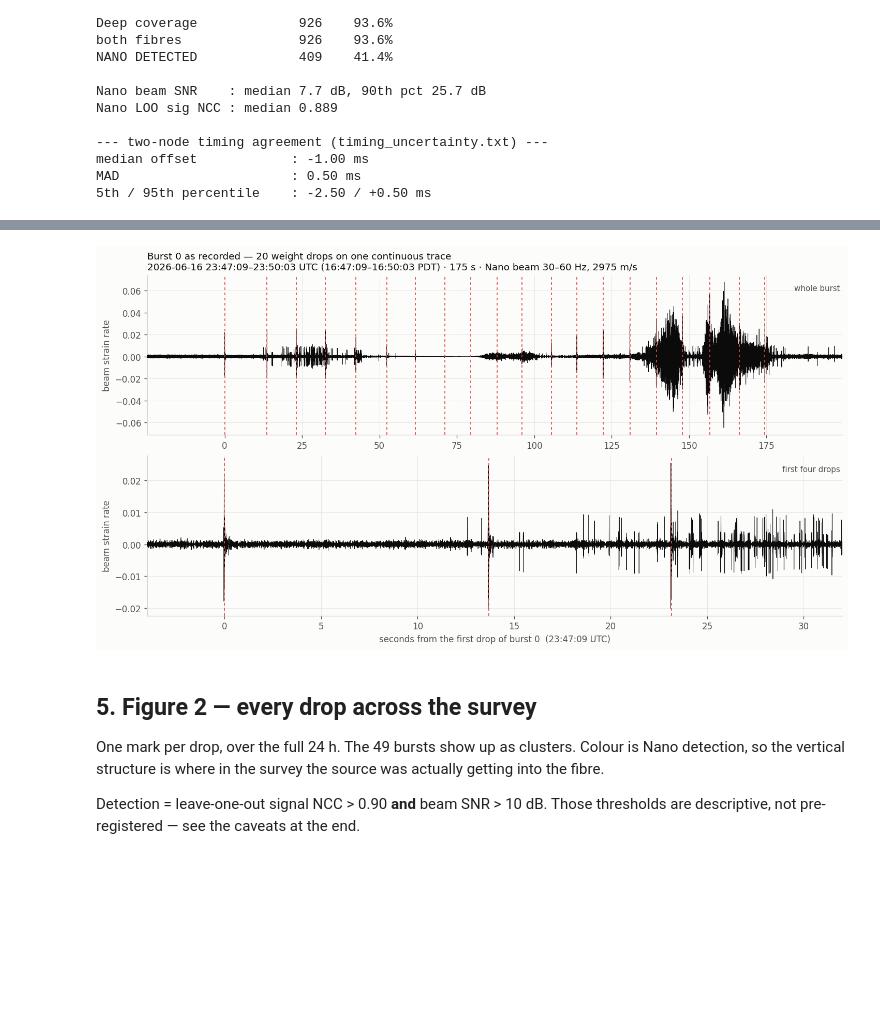
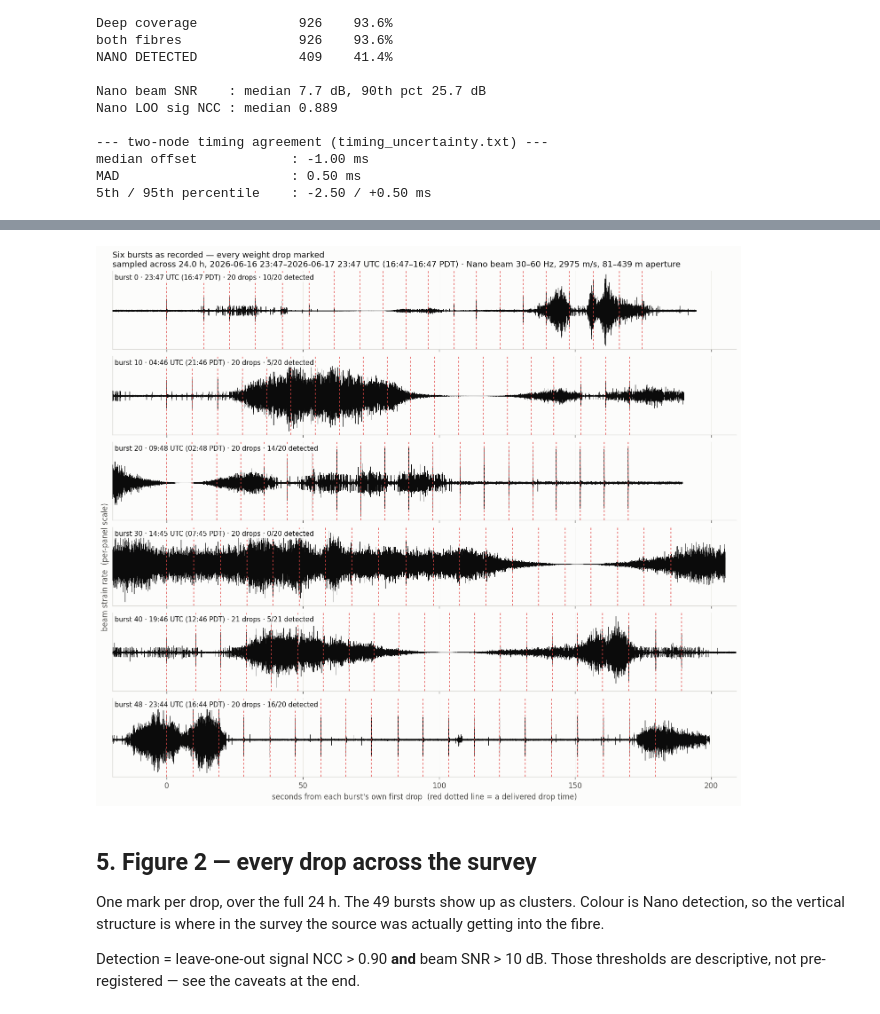
Before and after one commit to nataliaberrios/safod-das, a Jupyter notebook: notebooks/awd_clean/drop_catalog/AWD_drop_catalog.ipynb, the cells around one changed output, grey strips where cells are left out. Drawn from its saved outputs; the diff is of its cells as text; code cells hidden in the pictures; blank space fills up the shorter version.

```diff
--- a/notebooks/awd_clean/drop_catalog/AWD_drop_catalog.ipynb
+++ b/notebooks/awd_clean/drop_catalog/AWD_drop_catalog.ipynb
@@ -187,50 +193,59 @@ beam the detection metrics use. The lower panel zooms the first few drops.
 # %%
 BT = HERE / "burst_timeseries.npz"
 if REBUILD_PRODUCTS or not BT.exists():
-    print("extracting the continuous burst record from $OAK ...")
-    env = dict(os.environ, BURST=str(EXAMPLE_BURST))
+    print("extracting the continuous burst records from $OAK ...")
     r = subprocess.run([sys.executable, str(HERE / "build_burst_timeseries.py")],
-                       capture_output=True, text=True, env=env)
+                       capture_output=True, text=True, env=os.environ)
     print(r.stdout[-1500:] or r.stderr[-1500:])
     if r.returncode != 0:
         raise RuntimeError("build_burst_timeseries.py failed -- see above")
 
 b = np.load(BT, allow_pickle=True)
-tt, tr = b["t_seconds"], b["trace"]
-dsec = b["drop_seconds"]
-origin = dt.datetime.fromisoformat(str(b["origin_utc"]))
+blist = list(b["bursts"])
 bband, bv = b["band_hz"], float(b["velocity_mps"])
-t_rel = tt - dsec[0]                      # seconds from the first drop
-d_rel = dsec - dsec[0]
+bap = b["aperture_m"]
 
-fig, (ax1, ax2) = plt.subplots(2, 1, figsize=(12, 6.4), constrained_layout=True)
+# detected-count per burst, straight from the burst summary
+det = {int(r["burst_id"]): (int(r["n_nano_detected"]), int(r["n_drops"]))
+       for r in bursts}
 
-for ax, (lo, hi), lab in ((ax1, (t_rel[0], t_rel[-1]), "whole burst"),
-                          (ax2, (-4, 32), "first four drops")):
-    m = (t_rel >= lo) & (t_rel <= hi)
-    ax.plot(t_rel[m], tr[m], color=INK, lw=0.5, zorder=3)
-    for k, d in enumerate(d_rel):
-        if lo <= d <= hi:
-            ax.axvline(d, color=RED, lw=1.0, ls=(0, (3, 3)), zorder=4)
-    ax.set_xlim(lo, hi)
-    ax.set_ylabel("beam strain rate")
+fig, axes = plt.subplots(len(blist), 1, figsize=(12, 1.55 * len(blist) + 1.1),
+                         sharex=True, constrained_layout=True)
+axes = np.atleast_1d(axes)
+
+for ax, bn in zip(axes, blist):
+    t_rel = b[f"b{bn}_t_rel"]
+    tr = b[f"b{bn}_trace"]
+    d_rel = b[f"b{bn}_drop_rel"]
+    t0 = dt.datetime.fromisoformat(str(b[f"b{bn}_start_utc"]))
+
+    ax.plot(t_rel, tr, color=INK, lw=0.4, zorder=3)
+    for d in d_rel:
+        ax.axvline(d, color=RED, lw=0.9, ls=(0, (3, 3)), zorder=4)
+
+    nd, nt = det.get(int(bn), (0, len(d_rel)))
+    # opaque box: several panels are dense enough that bare text is unreadable
+    ax.annotate(f"burst {int(bn)} · {t0:%H:%M} UTC ({t0 - dt.timedelta(hours=7):%H:%M} PDT)"
+                f" · {len(d_rel)} drops · {nd}/{nt} detected",
+                (0.004, 0.96), xycoords="axes fraction", va="top",
+                color=INK, fontsize=9, zorder=6,
+                bbox=dict(facecolor=SURFACE, edgecolor="none", pad=1.6, alpha=0.92))
+    ax.set_yticks([])
     ax.margins(x=0)
-    ax.annotate(lab, (0.997, 0.94), xycoords="axes fraction", ha="right",
-                va="top", color=INK2, fontsize=9)
+    ax.grid(axis="y", visible=False)
 
-n_in = int(((d_rel >= t_rel[0]) & (d_rel <= t_rel[-1])).sum())
-ax2.set_xlabel(f"seconds from the first drop of burst {int(b['burst_id'])}  "
-               f"({origin + dt.timedelta(seconds=float(dsec[0])):%H:%M:%S} UTC)")
-ax1.set_title(f"Burst {int(b['burst_id'])} as recorded — {n_in} weight drops on one continuous trace\n"
-              f"{origin + dt.timedelta(seconds=float(dsec[0])):%Y-%m-%d %H:%M:%S}–"
-              f"{origin + dt.timedelta(seconds=float(dsec[-1])):%H:%M:%S} UTC "
-              f"({origin + dt.timedelta(seconds=float(dsec[0]) - 7*3600):%H:%M:%S}–"
-              f"{origin + dt.timedelta(seconds=float(dsec[-1]) - 7*3600):%H:%M:%S} PDT) · "
-              f"{(dsec[-1]-dsec[0]):.0f} s · Nano beam {bband[0]:.0f}–{bband[1]:.0f} Hz, {bv:.0f} m/s",
-              color=INK, loc="left")
+axes[-1].set_xlabel("seconds from each burst's own first drop  "
+                    "(red dotted line = a delivered drop time)")
+axes[len(axes) // 2].set_ylabel("beam strain rate  (per-panel scale)")
+axes[0].set_title(
+    f"Six bursts as recorded — every weight drop marked\n"
+    f"sampled across 24.0 h, 2026-06-16 23:47–2026-06-17 23:47 UTC "
+    f"(16:47–16:47 PDT) · Nano beam {bband[0]:.0f}–{bband[1]:.0f} Hz, "
+    f"{bv:.0f} m/s, {bap[0]:.0f}–{bap[1]:.0f} m aperture",
+    color=INK, loc="left")
 plt.show()
 # %% [output]
-[figure, old version]
+[figure, new version]
 # %% [markdown]
 ## 5. Figure 2 — every drop across the survey
 
```
Also changed, not shown: parts of 1 cell of this notebook, 4 other files.
